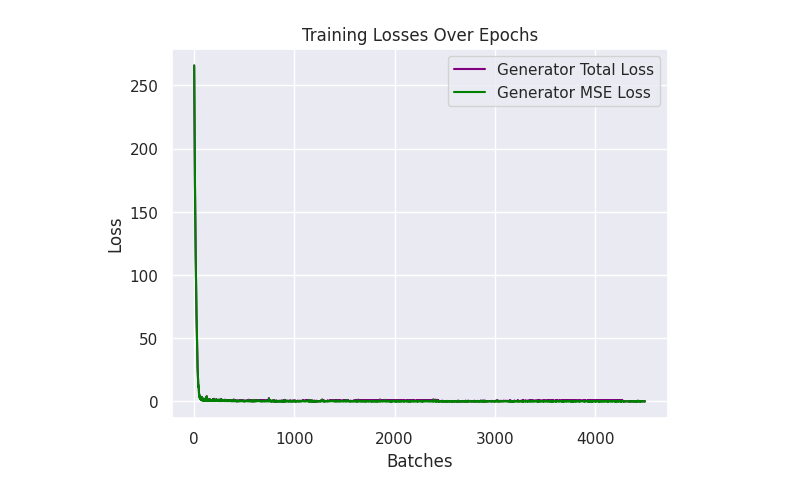
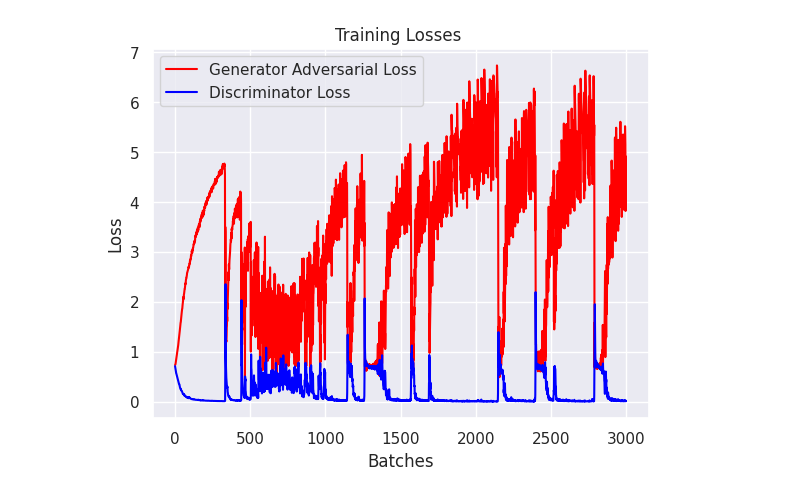
Before and after one commit to Horgas/TS_SRGAN, a Jupyter notebook: TS_SRGAN.ipynb, the cells around one changed output. Cells and saved outputs as stored; diff of their text form; code cells hidden in the pictures.

```diff
--- a/TS_SRGAN.ipynb
+++ b/TS_SRGAN.ipynb
@@ -44,7 +45,7 @@ from mpl_toolkits import mplot3d
 # print("output: ", output)
 # %%
 #architecture
-#upscale_factor = 2
+
 class Generator_net(nn.Module):
     def __init__(self, upscale_factor, num_blocks):
         super(Generator_net, self).__init__()
@@ -127,6 +128,7 @@ class Discriminator(nn.Module):
         layers = []
         for i, out_filters in enumerate([64, 128, 256, 512]):
             layers.extend(self.discriminator_block(in_filters, out_filters, first_block=(i == 0)))
+            #print(out_filters)
             in_filters = out_filters
 
         layers.append(nn.Conv1d(out_filters, 1, kernel_size=3, stride=1, padding=1))
@@ -140,12 +142,13 @@ class Discriminator(nn.Module):
             layers.append(nn.BatchNorm1d(out_filters))
         layers.append(nn.LeakyReLU(0.2, inplace=True))
         layers.append(nn.Conv1d(out_filters, out_filters, kernel_size=3))
-        layers.append(nn.BatchNorm1d(out_filters))  # Corrected to BatchNorm1d for 1D data
+        layers.append(nn.BatchNorm1d(out_filters))
         layers.append(nn.LeakyReLU(0.2, inplace=True))
         return layers
 
     def forward(self, data):
-        return self.model(data)
+        output = self.model(data)
+        return output
 
       # self.first_layer = nn.Sequential(nn.conv1d(3,64, kernel_size = 3, stride = 1),
       #                                  nn.LeakyReLU(0.2))
@@ -234,13 +237,13 @@ def generating_sample_data(num_samples,ds_factor):
   return np.array(data_hr), np.array(data_lr)
 # %%
 #training data
-num_samples =350
-ds_factor = 16 #downsampling factor
+num_samples =500
+train_size = int(num_samples * 4/5)
+ds_factor = 4 #downsampling factor
 
 high_res_data, low_res_data = generating_sample_data(num_samples,ds_factor)
 
-#print("hr data: ", high_res_data)
-#print("lr data: ", low_res_data)
+train_hr, test_hr, train_lr, test_lr = train_test_split(high_res_data, low_res_data, train_size=train_size)
 
 class LorenzDataset(Dataset):
     def __init__(self, high_res_data, low_res_data): # initialization
@@ -258,8 +261,10 @@ class LorenzDataset(Dataset):
 print(len(high_res_data))
 print(len(low_res_data))
 # dataset and dataloader
-dataset = LorenzDataset(high_res_data, low_res_data)
-train_loader = DataLoader(dataset, batch_size=20, shuffle=True)
+test_dataset = LorenzDataset(test_hr, test_lr)
+dataset = LorenzDataset(train_hr, train_lr)
+test_loader = DataLoader(test_dataset, batch_size=20, shuffle = True)
+train_loader = DataLoader(dataset, batch_size=20, shuffle = True)
 #print("hr data: ", high_res_data.shape)
 #print("lr data: ", low_res_data.shape)
 # for batch in train_loader:
@@ -295,8 +295,8 @@ num_channels = 3
 length_hr = high_res_data[1].shape
 sequence_length = 4000
 a = 0.1
-num_epochs = 250
-upscale_factor = 16
+num_epochs = 150
+upscale_factor = 4
 
 g_MSEloss_tensor = []
 g_ADVloss_tensor = []
@@ -309,7 +309,7 @@ generator = Generator_net(upscale_factor, num_blocks = 16,).to(device)
 discriminator = Discriminator(input_shape=(channels,*length_hr)).to(device)
 
 
-optimizer_G = optim.Adam(generator.parameters(), lr=0.002, betas=(0.5, 0.999))
+optimizer_G = optim.Adam(generator.parameters(), lr=0.0002, betas=(0.5, 0.999))
 optimizer_D = optim.Adam(discriminator.parameters(), lr=0.0001, betas=(0.5, 0.999))
 
 #loss_mse = loss_function_mse().to(device)
@@ -334,6 +334,7 @@ discriminator_output_shape = mock_output.shape[1:]
 #     break
 
 for epoch in range(num_epochs):
+    print("num epoch: ", epoch)
     for i,batch in enumerate(train_loader):
 
         discriminator.train()
@@ -355,10 +356,14 @@ for epoch in range(num_epochs):
         loss_real = loss_function_adv(discriminator(high_res_data), valid) #tries to label real as real
         loss_fake = loss_function_adv(discriminator(generated_data.detach()), fake) #tries to label fake as fake
 
+        output_D_real = discriminator(high_res_data)
+        output_D_fake = discriminator(generated_data.detach())
+        # print("r: ",output_D_real)
+        # print("f: ",output_D_fake)
+
         loss_D = (loss_real + loss_fake) / 2
         d_loss_tensor.append(loss_D.item())
-        # print(f"Epoch [{epoch}/{num_epochs}], Batch [{i}/{len(train_loader)}]")
-        # print(f"Discriminator Loss: {loss_D.item()}")
+
         loss_D.backward()
         optimizer_D.step()
 
@@ -387,15 +430,14 @@ for epoch in range(num_epochs):
 # %%
 loss_figure = plt.figure()
 
 axes = plt.axes()
-axes.plot(g_loss_tensor, label='Generator Total Loss', color='purple')
-axes.plot(g_MSEloss_tensor,label='Generator MSE Loss', color='green')
-
-plt.title('Training Losses Over Epochs')
+axes.plot(g_ADVloss_tensor, label='Generator Adversarial Loss', color='red')
+axes.plot(d_loss_tensor,label='Discriminator Loss', color='blue')
+plt.title('Training Losses ')
 plt.xlabel('Batches')
 plt.ylabel('Loss')
 plt.legend()
 plt.grid(True)
 plt.show()
 # %% [output]
-[figure, old version]
+[figure, new version]
```
Also changed, not shown: parts of 13 cells of this notebook.
